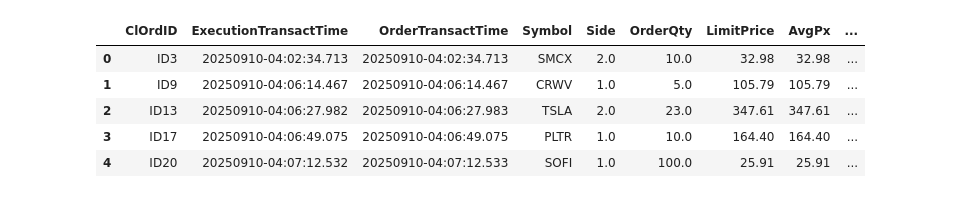
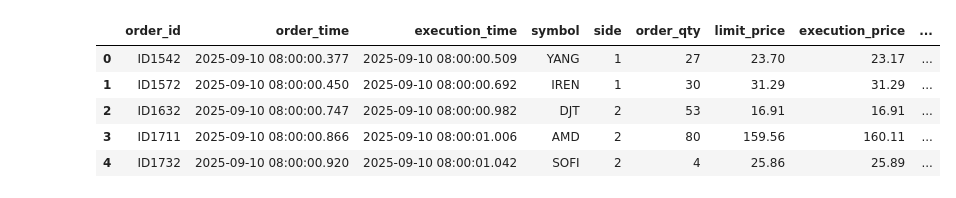
Before and after one commit to annie-rey/finm-324-hw4, a Jupyter notebook: feat_eng_test.ipynb, the cells around one changed output. Drawn from its saved outputs; the diff is of its cells as text; code cells hidden in the pictures.

```diff
--- a/feat_eng_test.ipynb
+++ b/feat_eng_test.ipynb
@@ -1,15 +1,14 @@
 # %%
 import pandas as pd
 # %%
-executions = pd.read_csv("executions.csv", dtype={"Symbol": "category"},
-                         parse_dates=["ExecutionTransactTime", "OrderTransactTime"],
-                         date_format=lambda x: pd.to_datetime(x, format='%Y-%m-%d %H:%M:%S.%f', errors='coerce')
-                         )
+executions = pd.read_csv("execs_from_fix.csv", dtype={"symbol": "category"})
+executions["execution_time"] = pd.to_datetime(executions["execution_time"])
+executions["order_time"] = pd.to_datetime(executions["order_time"])
 executions.head()
 # %% [output]
-|  | ClOrdID | ExecutionTransactTime | OrderTransactTime | Symbol | Side | OrderQty | LimitPrice | AvgPx | ... |
-| 0 | ID3 | 20250910-04:02:34.713 | 20250910-04:02:34.713 | SMCX | 2.0 | 10.0 | 32.98 | 32.98 | ... |
-| 1 | ID9 | 20250910-04:06:14.467 | 20250910-04:06:14.467 | CRWV | 1.0 | 5.0 | 105.79 | 105.79 | ... |
-| 2 | ID13 | 20250910-04:06:27.982 | 20250910-04:06:27.983 | TSLA | 2.0 | 23.0 | 347.61 | 347.61 | ... |
-| 3 | ID17 | 20250910-04:06:49.075 | 20250910-04:06:49.075 | PLTR | 1.0 | 10.0 | 164.40 | 164.40 | ... |
-| 4 | ID20 | 20250910-04:07:12.532 | 20250910-04:07:12.533 | SOFI | 1.0 | 100.0 | 25.91 | 25.91 | ... |
+|  | order_id | order_time | execution_time | symbol | side | order_qty | limit_price | execution_price | ... |
+| 0 | ID1542 | 2025-09-10 08:00:00.377 | 2025-09-10 08:00:00.509 | YANG | 1 | 27 | 23.70 | 23.17 | ... |
+| 1 | ID1572 | 2025-09-10 08:00:00.450 | 2025-09-10 08:00:00.692 | IREN | 1 | 30 | 31.29 | 31.29 | ... |
+| 2 | ID1632 | 2025-09-10 08:00:00.747 | 2025-09-10 08:00:00.982 | DJT | 2 | 53 | 16.91 | 16.91 | ... |
+| 3 | ID1711 | 2025-09-10 08:00:00.866 | 2025-09-10 08:00:01.006 | AMD | 2 | 80 | 159.56 | 160.11 | ... |
+| 4 | ID1732 | 2025-09-10 08:00:00.920 | 2025-09-10 08:00:01.042 | SOFI | 2 | 4 | 25.86 | 25.89 | ... |
```
Also changed, not shown: parts of 16 cells of this notebook, 1 other file.
